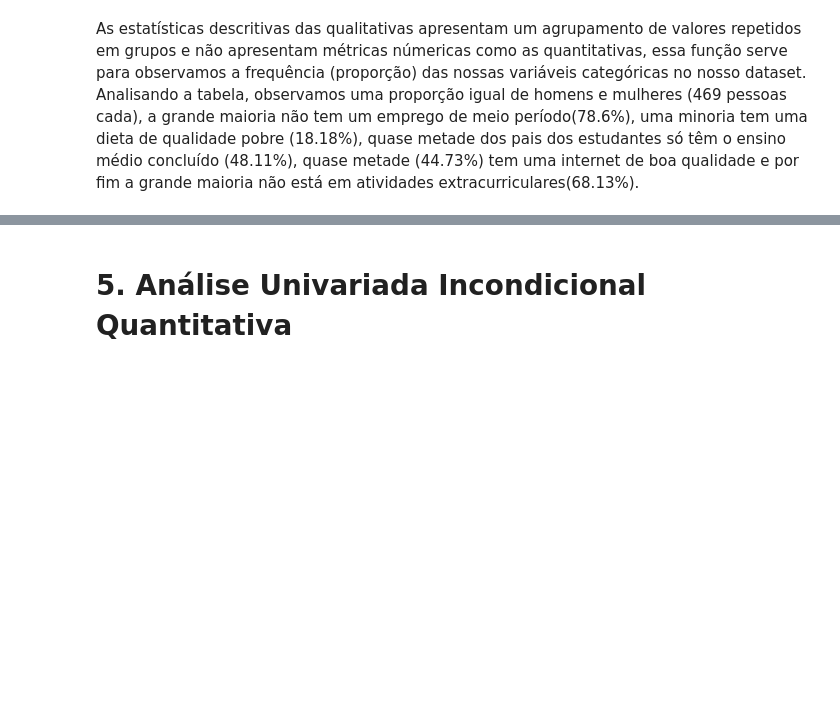
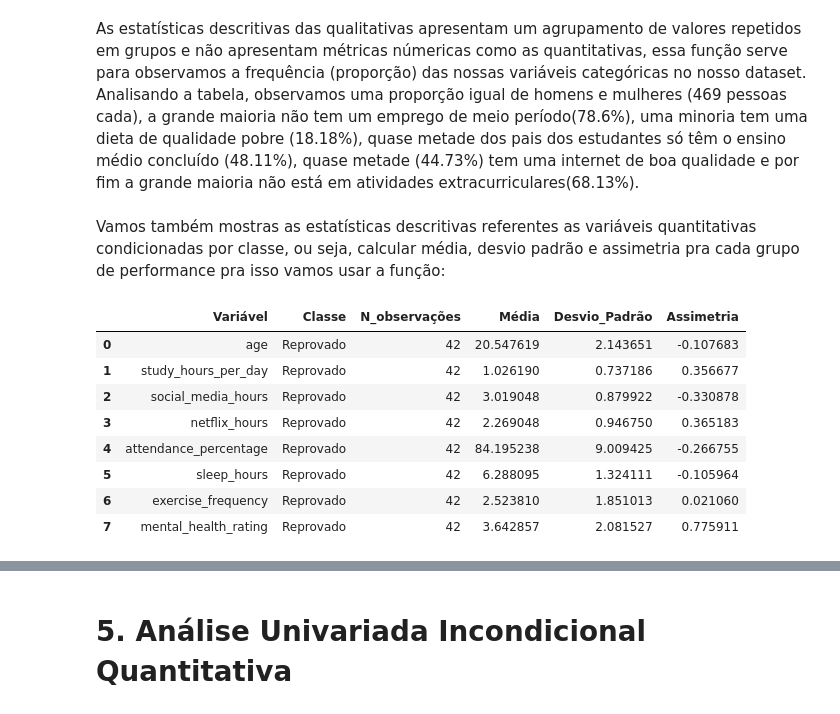
Before and after one commit to MRGdSFS/HW1----ICA-2025.2, a Jupyter notebook: notebooks/02_analise_univariada.ipynb, the cells around one changed output, grey strips where cells are left out. Drawn from its saved outputs; the diff is of its cells as text; code cells hidden in the pictures; blank space fills up the shorter version.

Commit message:
agora temos tabelas especificias para as condicionadas

```diff
--- a/notebooks/02_analise_univariada.ipynb
+++ b/notebooks/02_analise_univariada.ipynb
@@ -197,3 +199,22 @@ Variável: extracurricular_participation
 | Yes | 312 | 31.869254 |
 # %% [markdown]
 As estatísticas descritivas das qualitativas apresentam um agrupamento de valores repetidos em grupos e não apresentam métricas númericas como as quantitativas, essa função serve para observamos a frequência (proporção) das nossas variáveis categóricas no nosso dataset. Analisando a tabela, observamos uma proporção igual de homens e mulheres (469 pessoas cada), a grande maioria não tem um emprego de meio período(78.6%), uma minoria tem uma dieta de qualidade pobre (18.18%), quase metade dos pais dos estudantes só têm o ensino médio concluído (48.11%), quase metade (44.73%) tem uma internet de boa qualidade e por fim a grande maioria não está em atividades extracurriculares(68.13%).
+# %% [markdown]
+Vamos também mostras as estatísticas descritivas referentes as variáveis quantitativas condicionadas por classe, ou seja, calcular média, desvio padrão e assimetria pra cada grupo de performance pra isso vamos usar a função:
+# %%
+# Analisar apenas Reprovados e Excelentes
+au.estatisticas_condicionais_por_classe_especifica(
+    df_limpo,
+    quantitativas,
+    classes=['Reprovado']
+)
+# %% [output]
+|  | Variável | Classe | N_observações | Média | Desvio_Padrão | Assimetria |
+| 0 | age | Reprovado | 42 | 20.547619 | 2.143651 | -0.107683 |
+| 1 | study_hours_per_day | Reprovado | 42 | 1.026190 | 0.737186 | 0.356677 |
+| 2 | social_media_hours | Reprovado | 42 | 3.019048 | 0.879922 | -0.330878 |
+| 3 | netflix_hours | Reprovado | 42 | 2.269048 | 0.946750 | 0.365183 |
+| 4 | attendance_percentage | Reprovado | 42 | 84.195238 | 9.009425 | -0.266755 |
+| 5 | sleep_hours | Reprovado | 42 | 6.288095 | 1.324111 | -0.105964 |
+| 6 | exercise_frequency | Reprovado | 42 | 2.523810 | 1.851013 | 0.021060 |
+| 7 | mental_health_rating | Reprovado | 42 | 3.642857 | 2.081527 | 0.775911 |
```
Also changed, not shown: parts of 4 cells of this notebook, 1 other file.
